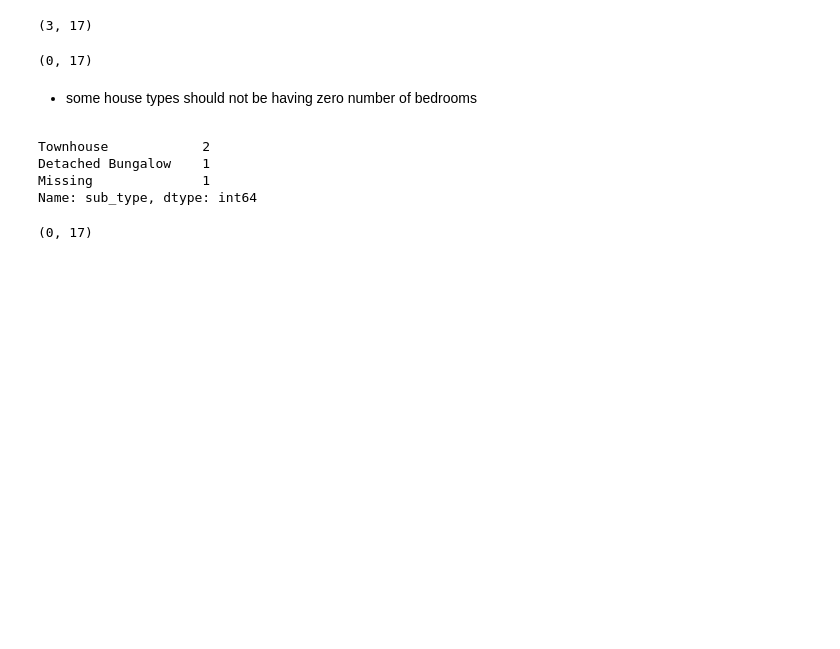
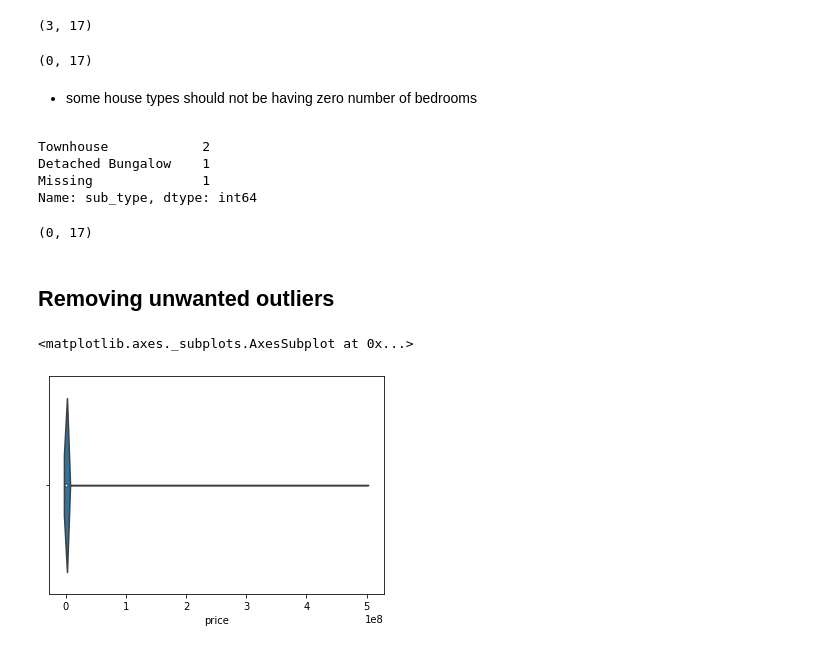
Before and after one commit to Ian-Ibrahim/project_ICS, a Jupyter notebook: Anna/data_cleaning.ipynb, the cells around one changed output. Saved outputs shown, nothing was run; the diff lists cells and outputs as text; code cells hidden in the pictures; blank space fills up the shorter version.

```diff
--- a/Anna/data_cleaning.ipynb
+++ b/Anna/data_cleaning.ipynb
@@ -196,3 +199,5 @@ df.loc[(df['category']=='Short Let'),'category']='For Rent'
+# %%
+df.loc[(df['sub_type']=='Block of Flats'),'type']='Apartment'
 # %% [markdown]
 <h2>Labelling missing categorical features</h2>
 # %%
@@ -331,3 +332,13 @@ df=df.loc[~((df['bedrooms']==0)&(df['type']=='House'))]
 df.loc[(df['bedrooms']==0)&(df['type']=='House')].shape
 # %% [output]
 (0, 17)
+# %% [markdown]
+<h2>Removing unwanted outliers</h2>
+# %%
+df_rental=df[df.category == 'For Rent']
+df_sale=df[df.category=='For Sale']
+# %%
+sns.violinplot(x= 'price', data=df_rental)
+# %% [output]
+<matplotlib.axes._subplots.AxesSubplot at 0x...>
+[figure, added]
```
Also changed, not shown: parts of 12 cells of this notebook.
